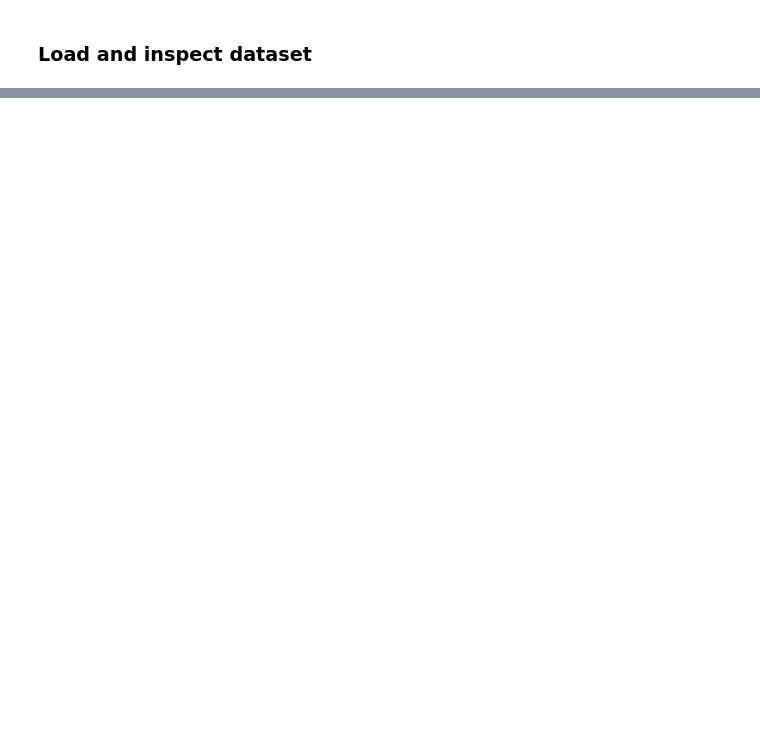
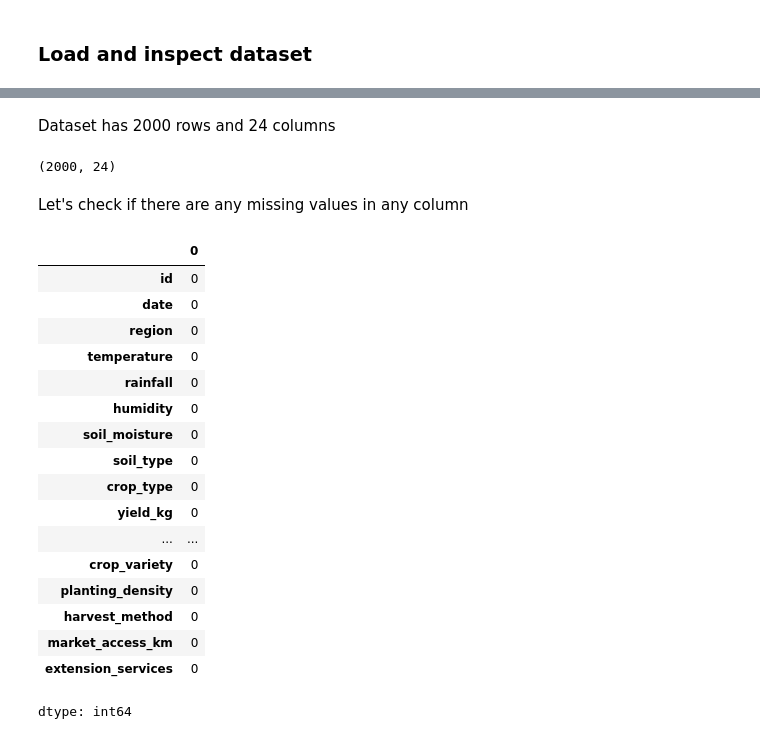
Before and after one commit to aminayusif/PharmaInsight, a Jupyter notebook: Weather_Crop_Advisor.ipynb, the cells around one changed output, grey strips where cells are left out. Drawn from its saved outputs; the diff is of its cells as text; code cells hidden in the pictures; blank space fills up the shorter version.

```diff
--- a/Weather_Crop_Advisor.ipynb
+++ b/Weather_Crop_Advisor.ipynb
@@ -71,0 +115,29 @@ from sklearn.preprocessing import LabelEncoder, StandardScaler
+# %% [markdown]
+Dataset has 2000 rows and 24 columns
+# %%
+data.shape
+# %% [output]
+(2000, 24)
+# %% [markdown]
+Let's check if there are any missing values in any column
+# %%
+data.isnull().sum()
+# %% [output]
+|  | 0 |
+| id | 0 |
+| date | 0 |
+| region | 0 |
+| temperature | 0 |
+| rainfall | 0 |
+| humidity | 0 |
+| soil_moisture | 0 |
+| soil_type | 0 |
+| crop_type | 0 |
+| yield_kg | 0 |
+| ... | ... |
+| crop_variety | 0 |
+| planting_density | 0 |
+| harvest_method | 0 |
+| market_access_km | 0 |
+| extension_services | 0 |
+dtype: int64
```
Also changed, not shown: parts of 21 cells of this notebook.
